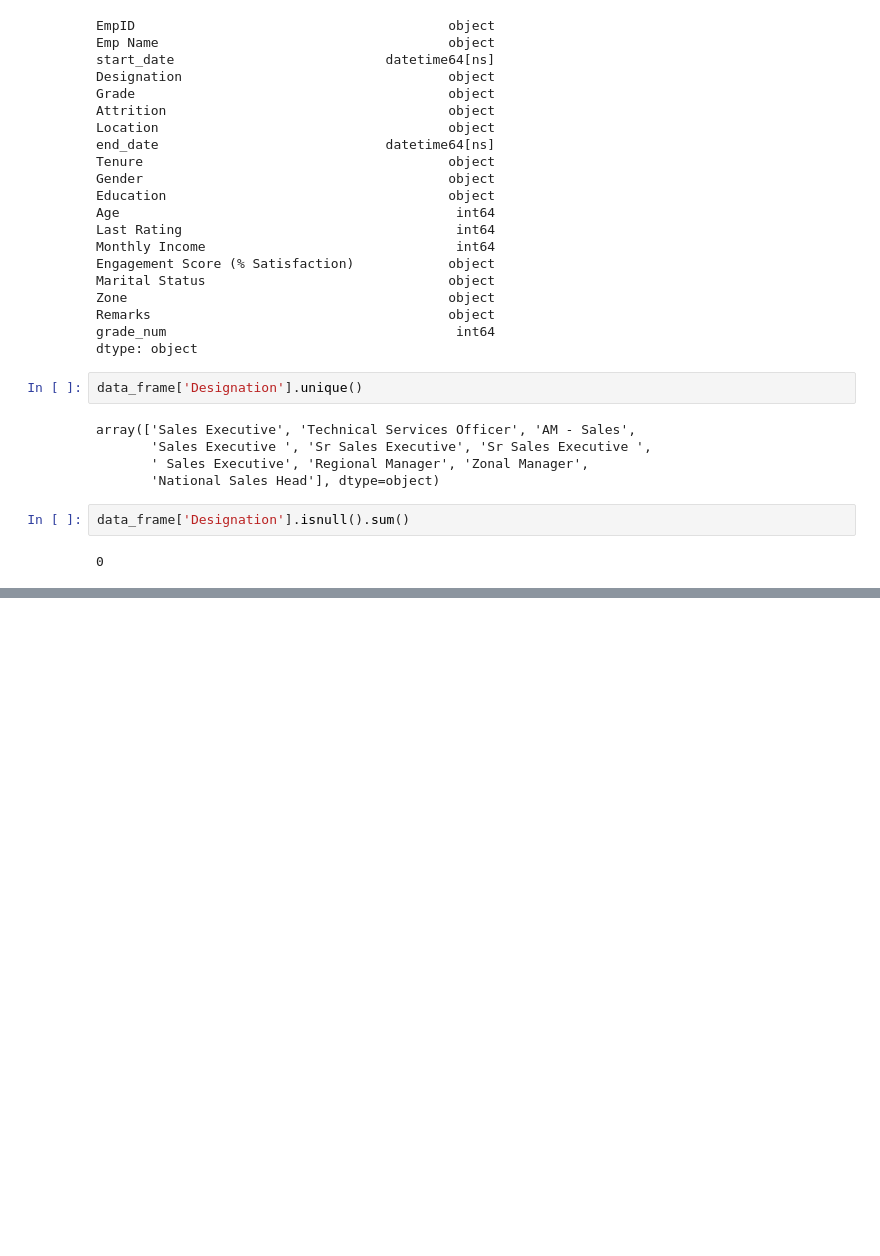
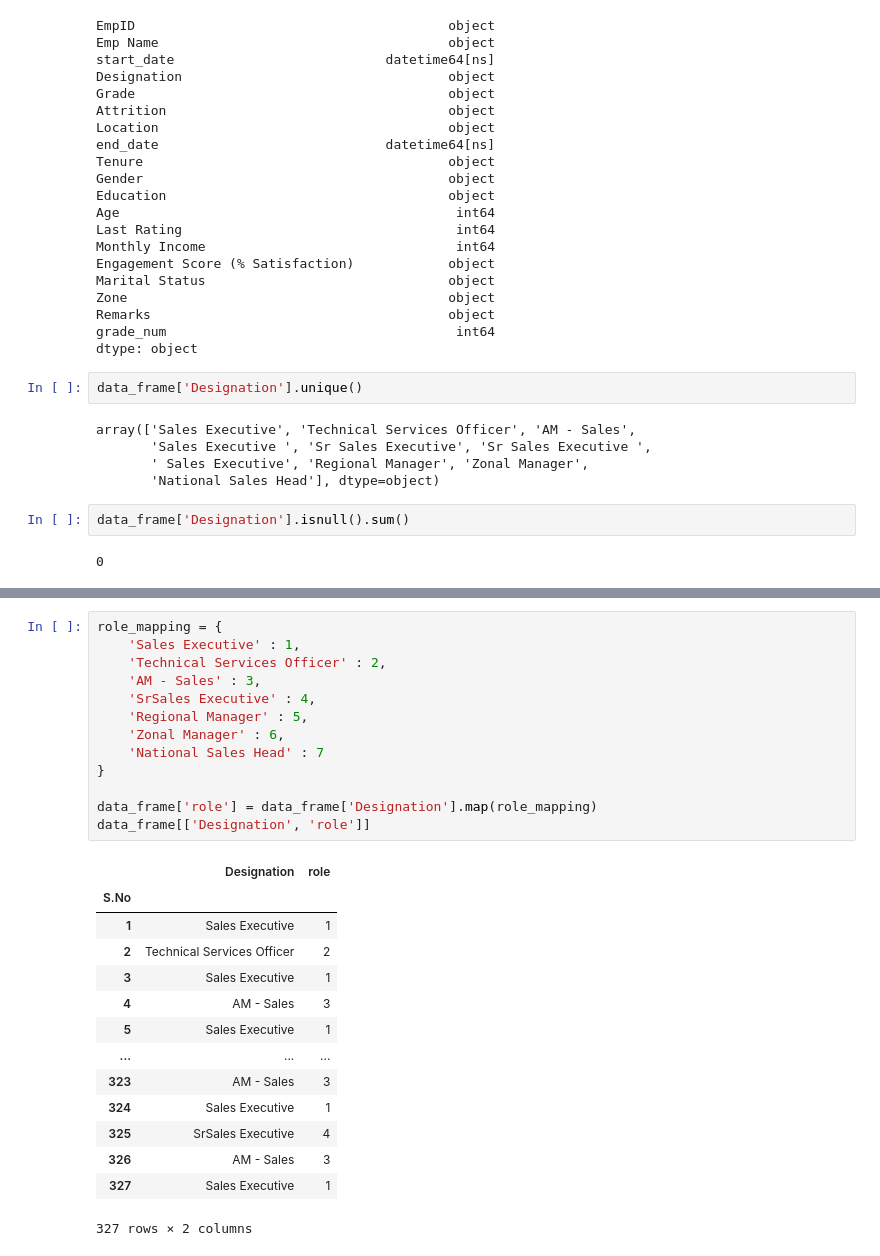
Before and after one commit to rbrox/Summer_School_2023, a Jupyter notebook: Task_1/explore.ipynb, the cells around one changed output, grey strips where cells are left out. Saved outputs shown, nothing was run; the diff lists cells and outputs as text; blank space fills up the shorter version.

```diff
--- a/Task_1/explore.ipynb
+++ b/Task_1/explore.ipynb
@@ -177,0 +189,28 @@ role_mapping = {
+# %%
+role_mapping = {
+    'Sales Executive' : 1,
+    'Technical Services Officer' : 2,
+    'AM - Sales' : 3,
+    'SrSales Executive' : 4,
+    'Regional Manager' : 5,
+    'Zonal Manager' : 6,
+    'National Sales Head' : 7
+}
+
+data_frame['role'] = data_frame['Designation'].map(role_mapping)
+data_frame[['Designation', 'role']]
+# %% [output]
+|  | Designation | role |
+| S.No |  |  |
+| 1 | Sales Executive | 1 |
+| 2 | Technical Services Officer | 2 |
+| 3 | Sales Executive | 1 |
+| 4 | AM - Sales | 3 |
+| 5 | Sales Executive | 1 |
+| ... | ... | ... |
+| 323 | AM - Sales | 3 |
+| 324 | Sales Executive | 1 |
+| 325 | SrSales Executive | 4 |
+| 326 | AM - Sales | 3 |
+| 327 | Sales Executive | 1 |
+327 rows × 2 columns
```
Also changed, not shown: parts of 5 cells of this notebook.
